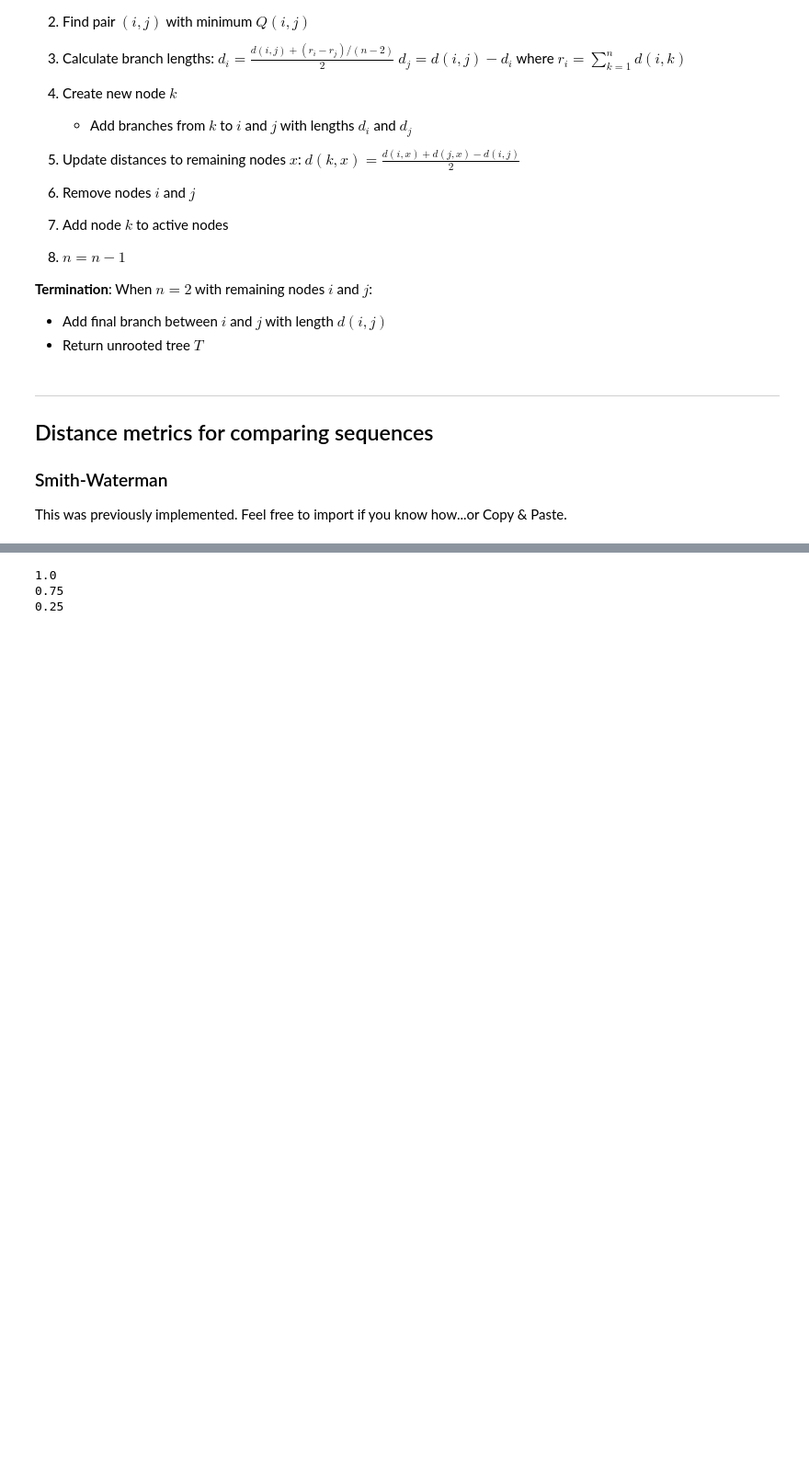
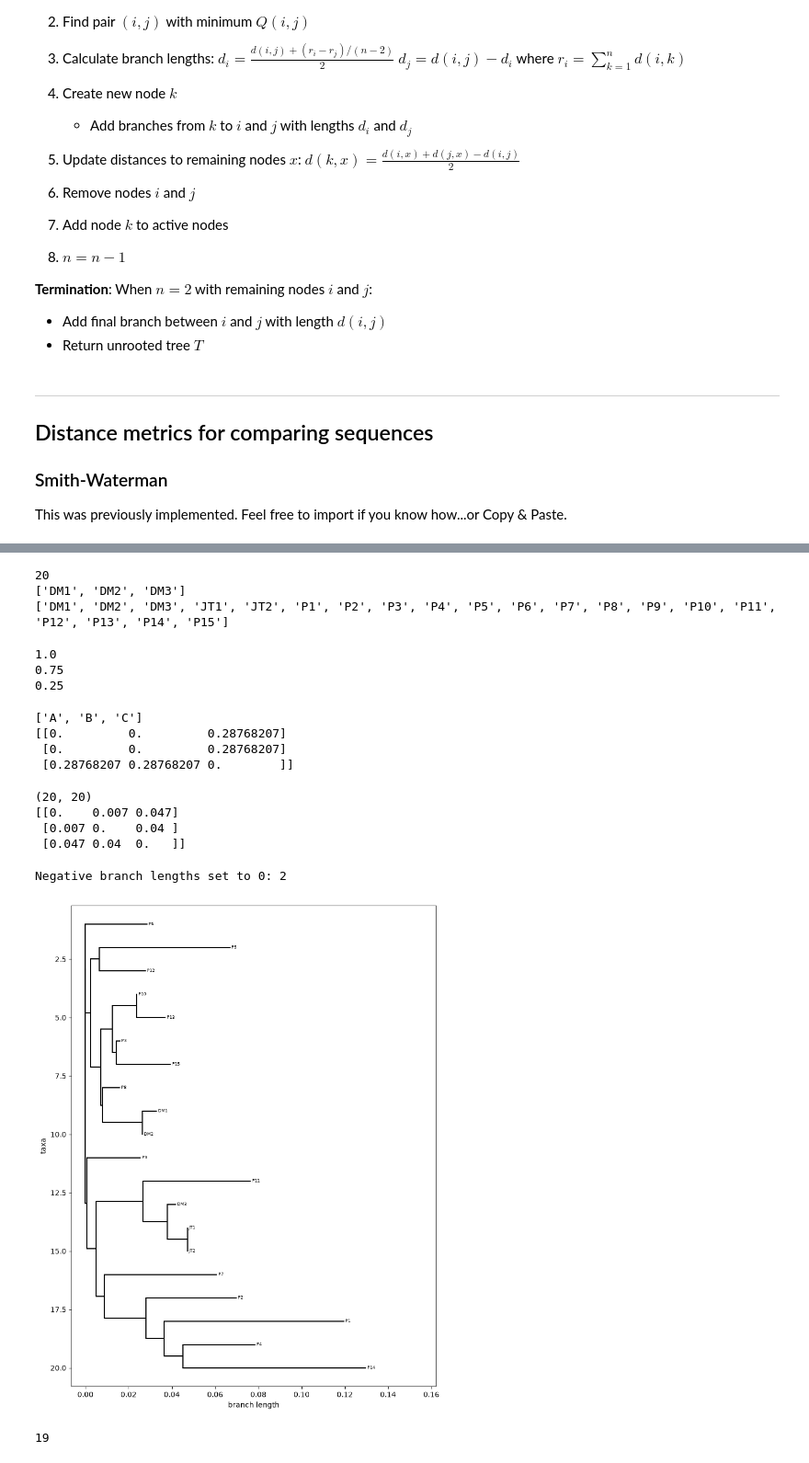
Before and after one commit to MaraMorgan/BINF6250-Project06, a Jupyter notebook: project06/project06.ipynb, the cells around one changed output, grey strips where cells are left out. Shown at 92% size. Cells and saved outputs as stored; diff of their text form; code cells hidden in the pictures; blank space fills up the shorter version.

Commit message:
implement read_fasta, smith_waterman, build_distance_matrix, and neighbor_joining

```diff
--- a/project06/project06.ipynb
+++ b/project06/project06.ipynb
@@ -104,9 +104,19 @@ def read_fasta(filename: str) -> Dict[str, str]:
         strip whitespace
         if line starts with ">":
             current_id = the text after ">"
-            sequences[current_id] = empty string
+            sequence[current_id] = empty string
         else if line is not empty:
-            append line to sequences[current_id]
+            append line to sequence[current_id]
+    return sequence
+    """
+    sequences = {}
+    current_id = None
+    with open(filename) as f:
+        for line in f:
+            line = line.strip()
+            if line.startswith(">"):
+                current_id = line.split()[-1] #actual data shows ID is at the end of the title line
+                sequences[current_id] = ""
+            elif line:
+                sequences[current_id] += line
     return sequences
-    """
-    pass
@@ -113,3 +130,12 @@ def read_fasta(filename: str) -> Dict[str, str]:
+# %%
+seqs = read_fasta("data/lafayette_SARS_RT.fasta")
+print(len(seqs))
+print(list(seqs.keys())[:3])
+print(list(seqs.keys()))
+# %% [output]
+20
+['DM1', 'DM2', 'DM3']
+['DM1', 'DM2', 'DM3', 'JT1', 'JT2', 'P1', 'P2', 'P3', 'P4', 'P5', 'P6', 'P7', 'P8', 'P9', 'P10', 'P11', 'P12', 'P13', 'P14', 'P15']
 # %%
 import numpy as np
 # %%
@@ -275,7 +301,39 @@ def build_distance_matrix(sequences: Dict[str, str]) -> Tuple[np.ndarray, List[s
     return matrix, ids
 
     """
-    pass
+    ids = list(sequences.keys())
+    n = len(ids)
+    matrix = np.zeros((n, n))
+    for i in range(0,n):
+        for j in range(i+1,n):
+            seq_i = sequences[ids[i]]
+            seq_j = sequences[ids[j]]
+            score = smith_waterman(seq_i, seq_j)
+            score = min(max(score, 0.000001), 1.0) #pulls scores that are too low or too high back into the range
+            distance = -np.log(score) + 0.0 # add 0.0 to turn -0.0 into 0.0
+            matrix[i][j] = distance
+            matrix[j][i] = distance
+    return matrix, ids
+# %%
+test = {"A": "ACGT", "B": "ACGT", "C": "ACGA"}
+mat, ids = build_distance_matrix(test)
+print(ids)
+print(mat)
+# %% [output]
+['A', 'B', 'C']
+[[0.         0.         0.28768207]
+ [0.         0.         0.28768207]
+ [0.28768207 0.28768207 0.        ]]
+# %%
+seqs = read_fasta("data/lafayette_SARS_RT.fasta")
+mat, ids = build_distance_matrix(seqs)
+print(mat.shape)
+print(mat[0:3, 0:3].round(3))
+# %% [output]
+(20, 20)
+[[0.    0.007 0.047]
+ [0.007 0.    0.04 ]
+ [0.047 0.04  0.   ]]
 # %%
 def neighbor_joining(
     distance_matrix: np.ndarray,
@@ -362,13 +471,20 @@ def plot_tree(newick_tree: str) -> None:
 # %%
 if __name__ == "__main__":
     # Read HIV RT sequences
-    sequences = read_fasta("lafayette_SARS_RT.fasta")
+    sequences = read_fasta("data/lafayette_SARS_RT.fasta")
 
     # Build distance matrix using Smith-Waterman
     dist_matrix, seq_ids = build_distance_matrix(sequences)
 
     # Generate unrooted tree using Neighbor-Joining
     tree = neighbor_joining(dist_matrix, seq_ids)
 
     # Plot tree
     plot_tree(tree)
+# %% [output]
+Negative branch lengths set to 0: 2
+[figure, added]
+# %%
+print(tree.count(","))
+# %% [output]
+19
```
Also changed, not shown: parts of 2 cells of this notebook.
